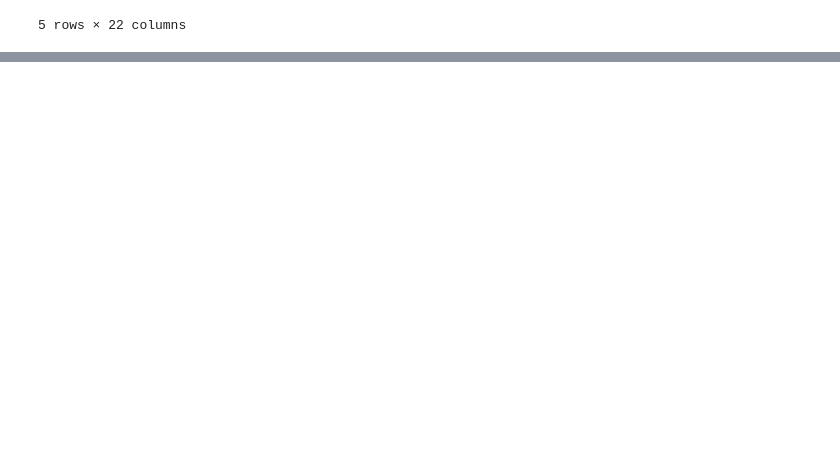
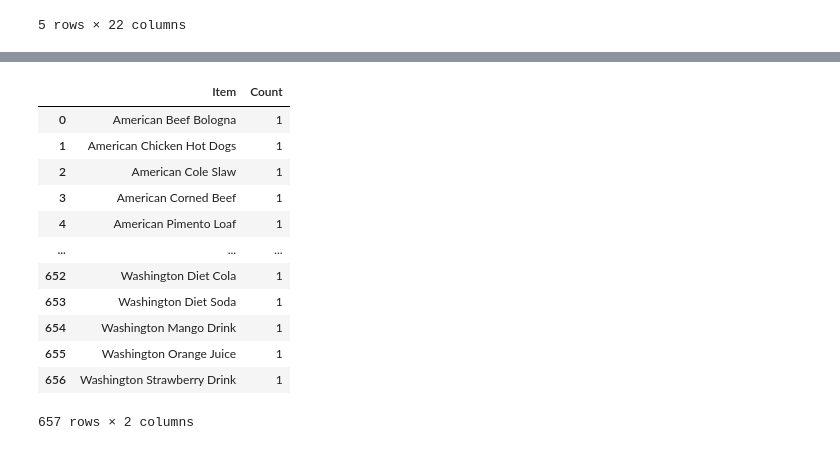
Before and after one commit to AmanKr97/Analyzing-Amazon-Sales-data, a Jupyter notebook: Analyzing Amazon Sales data.ipynb, the cells around one changed output, grey strips where cells are left out. Drawn from its saved outputs; the diff is of its cells as text; code cells hidden in the pictures; blank space fills up the shorter version.

```diff
--- a/Analyzing Amazon Sales data.ipynb
+++ b/Analyzing Amazon Sales data.ipynb
@@ -132,0 +155,5 @@ data1.head()
+# %%
+features =[]
+for i in data1.columns:
+    if data1[i].isnull().sum()>0:
+        features.append(i)
@@ -132,0 +187,6 @@ data1.head()
+# %%
+l=[]
+for i in data1['Item'].unique():
+    List = i.split(',')
+    for i in List:
+        l.append(i)
@@ -132,0 +213,18 @@ data1.head()
+# %%
+items_count= pd.Series(l).value_counts().sort_index().reset_index().reset_index(drop= True)
+items_count.columns = ['Item','Count']
+items_count
+# %% [output]
+|  | Item | Count |
+| 0 | American Beef Bologna | 1 |
+| 1 | American Chicken Hot Dogs | 1 |
+| 2 | American Cole Slaw | 1 |
+| 3 | American Corned Beef | 1 |
+| 4 | American Pimento Loaf | 1 |
+| ... | ... | ... |
+| 652 | Washington Diet Cola | 1 |
+| 653 | Washington Diet Soda | 1 |
+| 654 | Washington Mango Drink | 1 |
+| 655 | Washington Orange Juice | 1 |
+| 656 | Washington Strawberry Drink | 1 |
+657 rows × 2 columns
```
Also changed, not shown: parts of 19 cells of this notebook.
